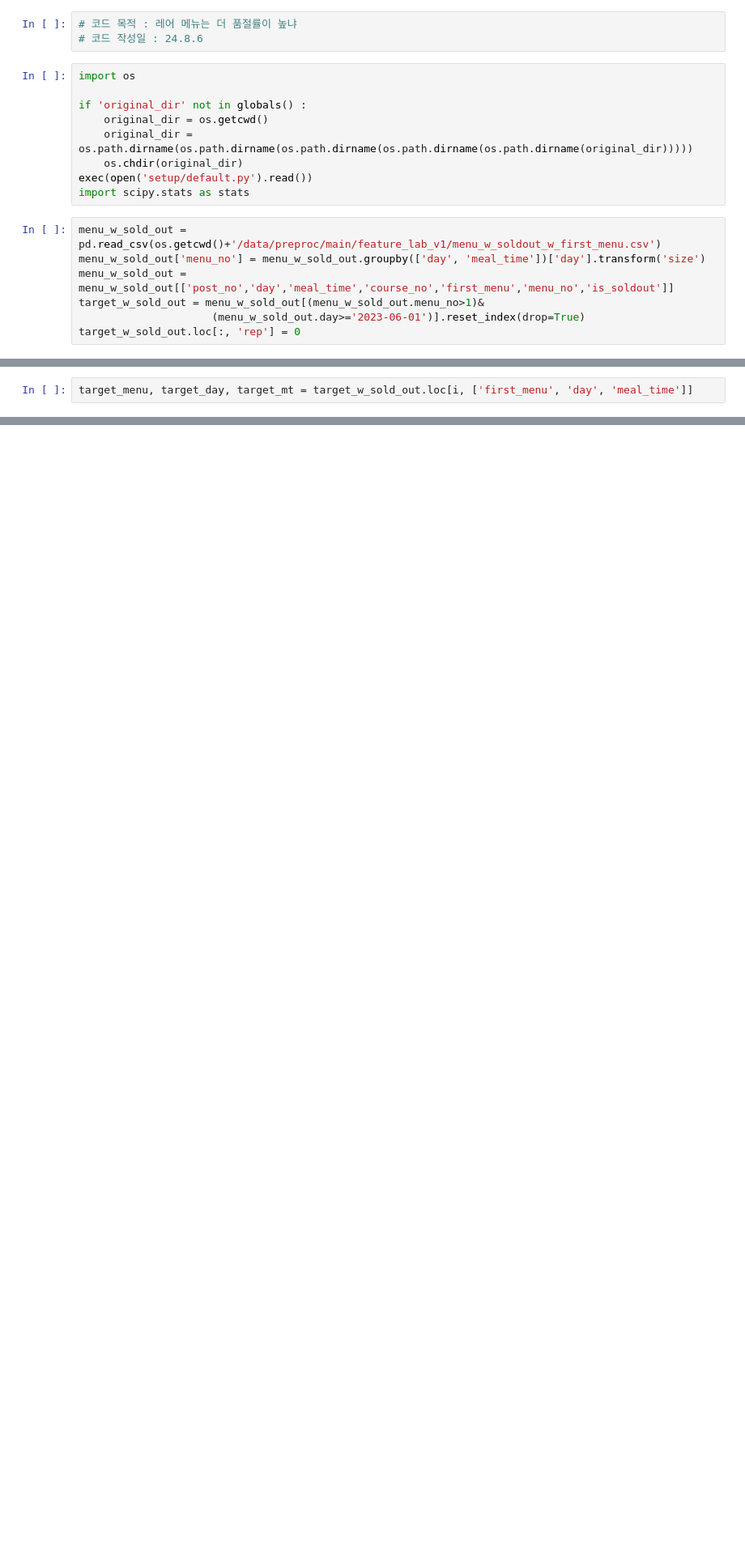
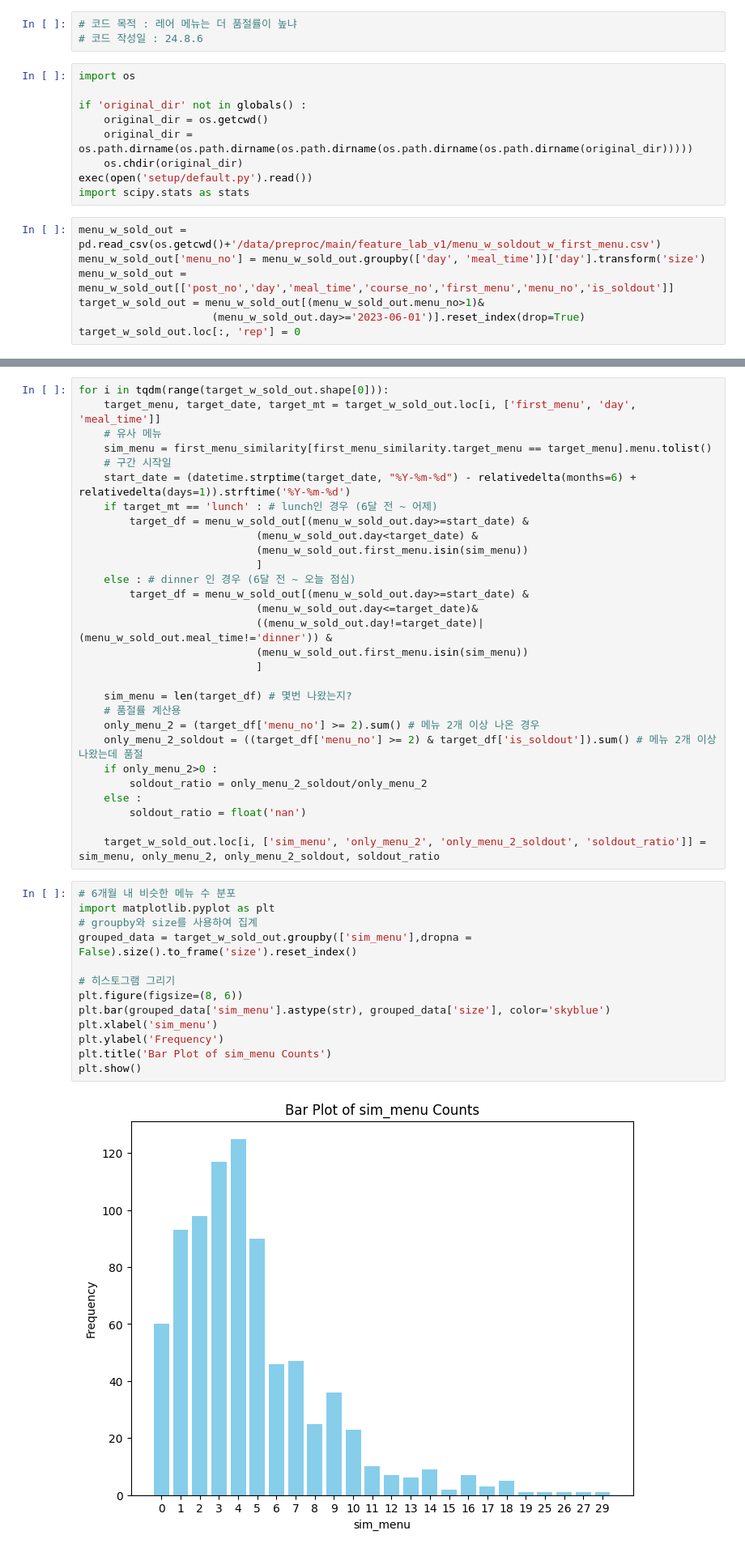
Before and after one commit to jhy6219/cafeteria, a Jupyter notebook: src/eda/feature_lab/eda/v1/rare_menu.ipynb, the cells around one changed output, grey strips where cells are left out. Shown at 81% size. Drawn from its saved outputs; the diff is of its cells as text; blank space fills up the shorter version.

```diff
--- a/src/eda/feature_lab/eda/v1/rare_menu.ipynb
+++ b/src/eda/feature_lab/eda/v1/rare_menu.ipynb
@@ -25,3 +24 @@ threshold = 0.7
 first_menu_similarity = first_menu_similarity.loc[first_menu_similarity.sim_score>=threshold,['target_menu','menu','sim_score']]
-# %%
-target_menu, target_day, target_mt = target_w_sold_out.loc[i, ['first_menu', 'day', 'meal_time']]
@@ -37,0 +30,44 @@ IndentationError: unexpected indent (423823750.py, line 2)
+# %%
+for i in tqdm(range(target_w_sold_out.shape[0])):
+    target_menu, target_date, target_mt = target_w_sold_out.loc[i, ['first_menu', 'day', 'meal_time']]
+    # 유사 메뉴
+    sim_menu = first_menu_similarity[first_menu_similarity.target_menu == target_menu].menu.tolist()
+    # 구간 시작일
+    start_date = (datetime.strptime(target_date, "%Y-%m-%d") - relativedelta(months=6) + relativedelta(days=1)).strftime('%Y-%m-%d')
+    if target_mt == 'lunch' : # lunch인 경우 (6달 전 ~ 어제)
+        target_df = menu_w_sold_out[(menu_w_sold_out.day>=start_date) &
+                            (menu_w_sold_out.day<target_date) &
+                            (menu_w_sold_out.first_menu.isin(sim_menu))
+                            ]
+    else : # dinner 인 경우 (6달 전 ~ 오늘 점심)
+        target_df = menu_w_sold_out[(menu_w_sold_out.day>=start_date) &
+                            (menu_w_sold_out.day<=target_date)&
+                            ((menu_w_sold_out.day!=target_date)|(menu_w_sold_out.meal_time!='dinner')) &
+                            (menu_w_sold_out.first_menu.isin(sim_menu))
+                            ]
+
+    sim_menu = len(target_df) # 몇번 나왔는지?
+    # 품절률 계산용
+    only_menu_2 = (target_df['menu_no'] >= 2).sum() # 메뉴 2개 이상 나온 경우
+    only_menu_2_soldout = ((target_df['menu_no'] >= 2) & target_df['is_soldout']).sum() # 메뉴 2개 이상 나왔는데 품절
+    if only_menu_2>0 :
+        soldout_ratio = only_menu_2_soldout/only_menu_2
+    else :
+        soldout_ratio = float('nan')
+
+    target_w_sold_out.loc[i, ['sim_menu', 'only_menu_2', 'only_menu_2_soldout', 'soldout_ratio']] = sim_menu, only_menu_2, only_menu_2_soldout, soldout_ratio
+# %%
+# 6개월 내 비슷한 메뉴 수 분포
+import matplotlib.pyplot as plt
+# groupby와 size를 사용하여 집계
+grouped_data = target_w_sold_out.groupby(['sim_menu'],dropna = False).size().to_frame('size').reset_index()
+
+# 히스토그램 그리기
+plt.figure(figsize=(8, 6))
+plt.bar(grouped_data['sim_menu'].astype(str), grouped_data['size'], color='skyblue')
+plt.xlabel('sim_menu')
+plt.ylabel('Frequency')
+plt.title('Bar Plot of sim_menu Counts')
+plt.show()
+# %% [output]
+[figure, added]
```
Also changed, not shown: parts of 5 cells of this notebook, 1 other file.
